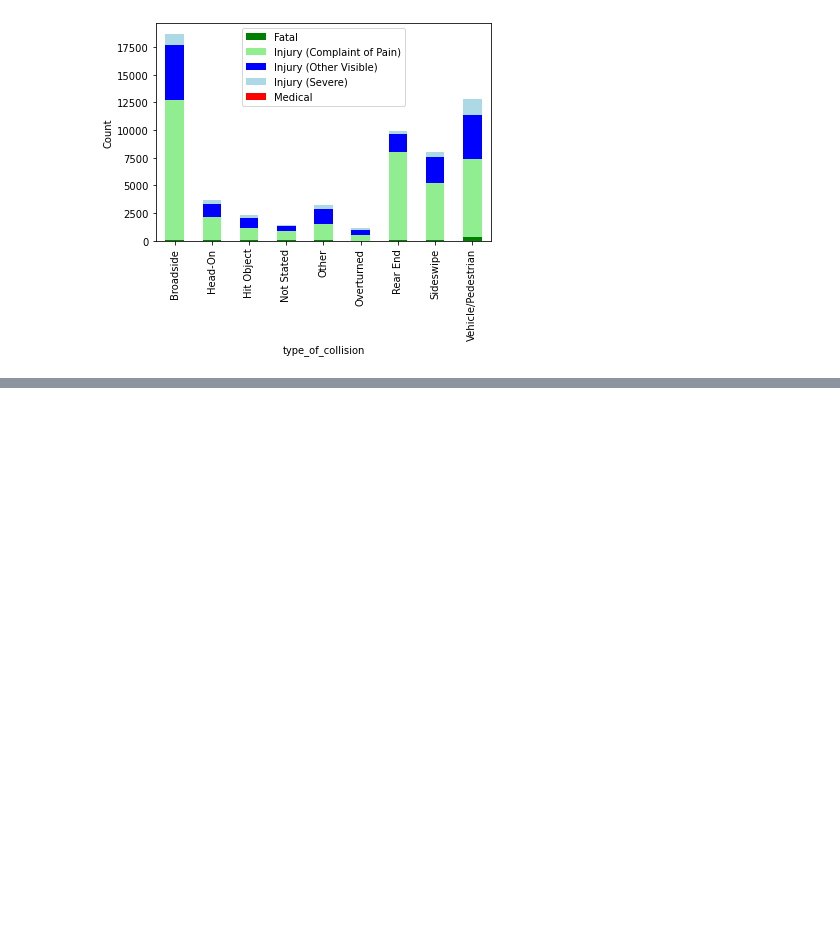
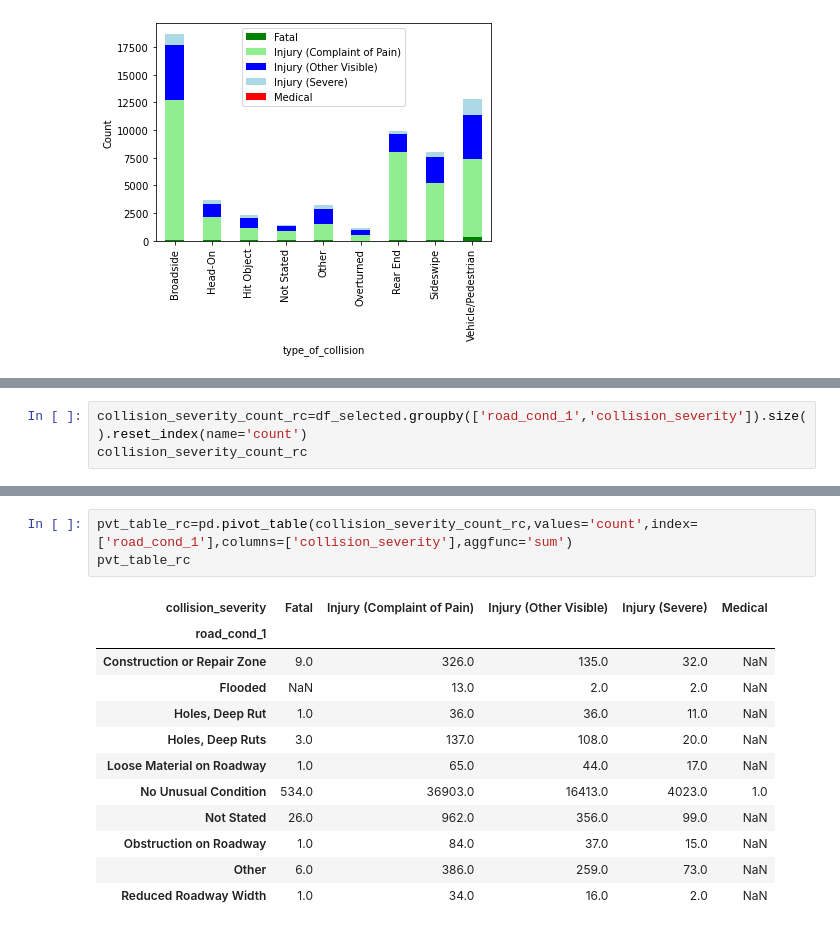
Before and after one commit to JmercyA/CAPSTONE-PROJECT-GROUP-3, a Jupyter notebook: notebooks/dataHA.ipynb, the cells around one changed output, grey strips where cells are left out. Drawn from its saved outputs; the diff is of its cells as text; blank space fills up the shorter version.

```diff
--- a/notebooks/dataHA.ipynb
+++ b/notebooks/dataHA.ipynb
@@ -569,0 +682,3 @@ Text(0, 0.5, 'Count')
+# %%
+collision_severity_count_rc=df_selected.groupby(['road_cond_1','collision_severity']).size().reset_index(name='count')
+collision_severity_count_rc
@@ -569,0 +703,16 @@ Text(0, 0.5, 'Count')
+# %%
+pvt_table_rc=pd.pivot_table(collision_severity_count_rc,values='count',index=['road_cond_1'],columns=['collision_severity'],aggfunc='sum')
+pvt_table_rc
+# %% [output]
+| collision_severity | Fatal | Injury (Complaint of Pain) | Injury (Other Visible) | Injury (Severe) | Medical |
+| road_cond_1 |  |  |  |  |  |
+| Construction or Repair Zone | 9.0 | 326.0 | 135.0 | 32.0 | NaN |
+| Flooded | NaN | 13.0 | 2.0 | 2.0 | NaN |
+| Holes, Deep Rut | 1.0 | 36.0 | 36.0 | 11.0 | NaN |
+| Holes, Deep Ruts | 3.0 | 137.0 | 108.0 | 20.0 | NaN |
+| Loose Material on Roadway | 1.0 | 65.0 | 44.0 | 17.0 | NaN |
+| No Unusual Condition | 534.0 | 36903.0 | 16413.0 | 4023.0 | 1.0 |
+| Not Stated | 26.0 | 962.0 | 356.0 | 99.0 | NaN |
+| Obstruction on Roadway | 1.0 | 84.0 | 37.0 | 15.0 | NaN |
+| Other | 6.0 | 386.0 | 259.0 | 73.0 | NaN |
+| Reduced Roadway Width | 1.0 | 34.0 | 16.0 | 2.0 | NaN |
```
Also changed, not shown: parts of 19 cells of this notebook.
